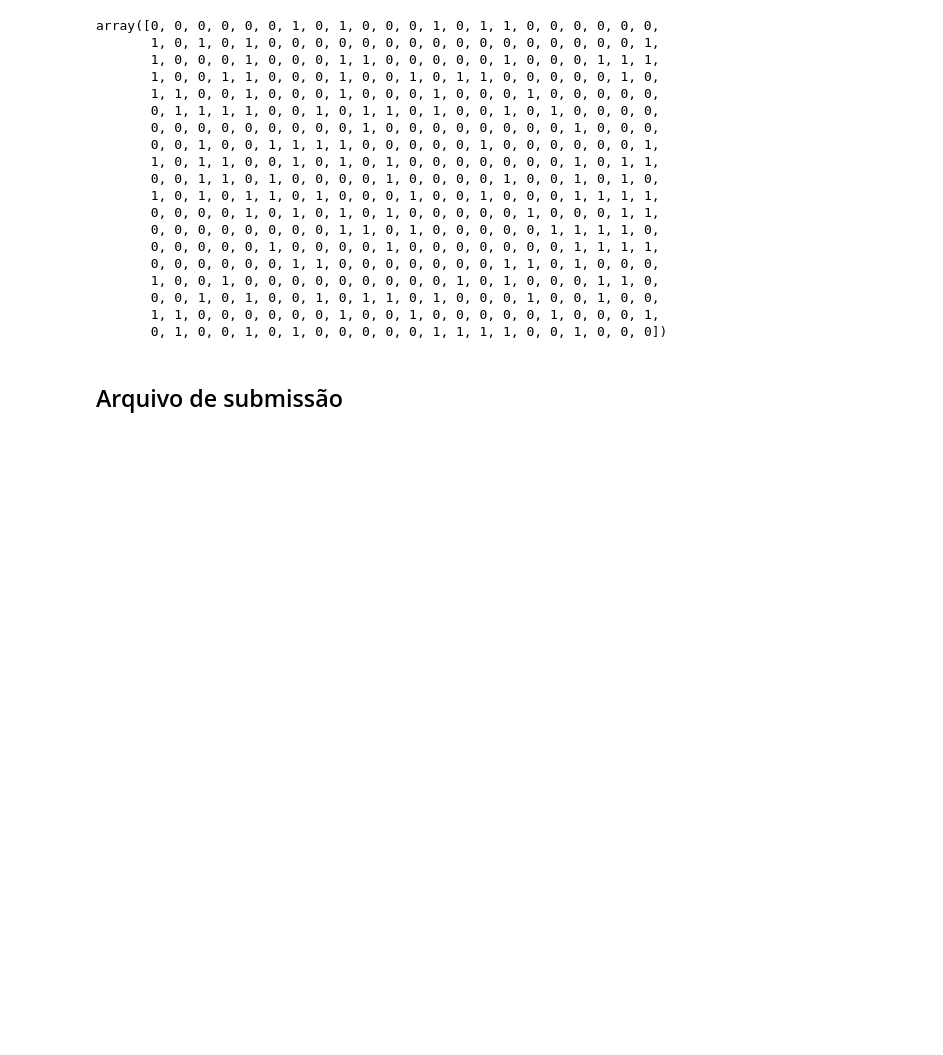
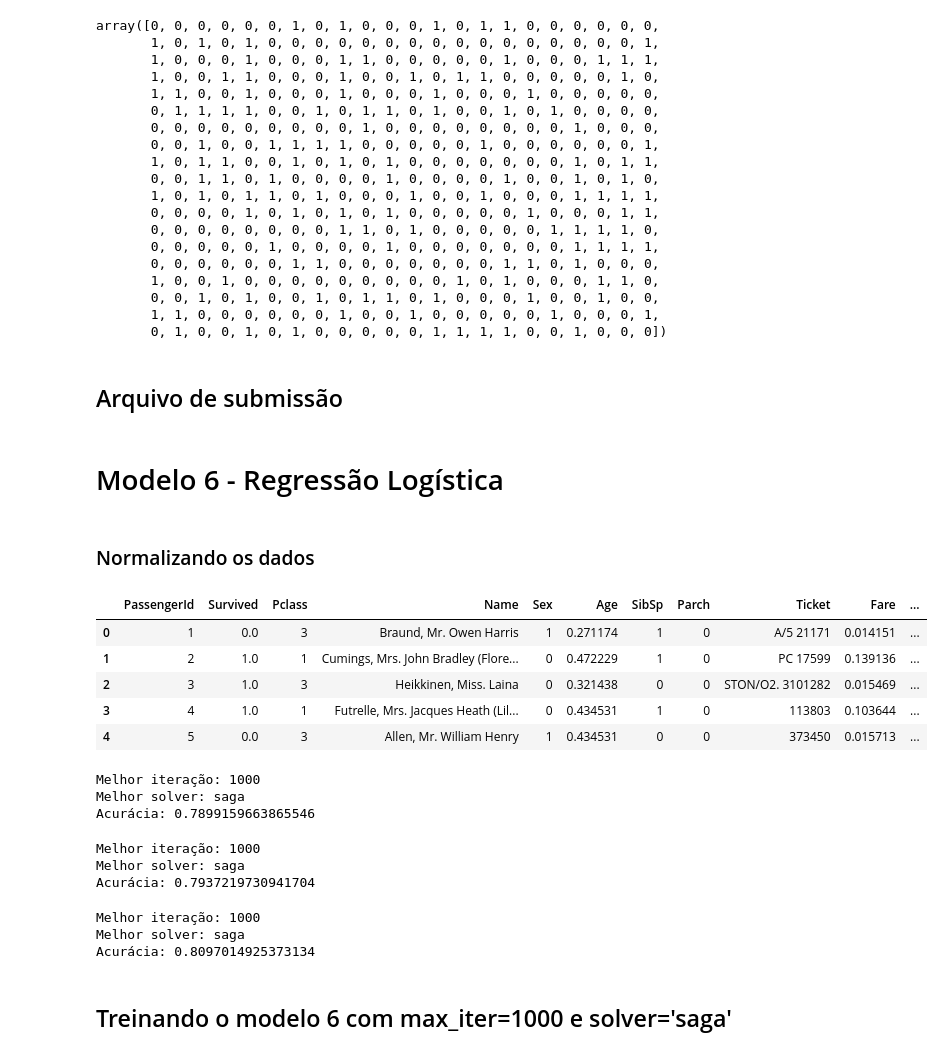
Before and after one commit to vidomirana/Data-Science, a Jupyter notebook: Titanic/Titanic2.ipynb, the cells around one changed output. Cells and saved outputs as stored; diff of their text form; code cells hidden in the pictures; blank space fills up the shorter version.

Commit message:
Modelo 6
Regressão Logística

```diff
--- a/Titanic/Titanic2.ipynb
+++ b/Titanic/Titanic2.ipynb
@@ -404,3 +404,5 @@ def get_submission(pred, index='PassengerId', name='Survived', name_file='file.c
     sub.to_csv(name_file, header=True)
 # %%
 get_submission(y_pred5, name_file='Quinto_modelo.csv')
+# %% [markdown]
+# Modelo 6 - Regressão Logística
@@ -406,0 +435,44 @@ get_submission(y_pred5, name_file='Quinto_modelo.csv')
+# %% [markdown]
+### Normalizando os dados
+# %%
+def normalizar_colunas_numericas(df, numeric_cols=[]):
+    '''
+    df: DataFrame com colunas numéricas
+    numeric_cols (list): Lista com nome das colunas numéricas
+    '''
+    from sklearn.preprocessing import MinMaxScaler
+    normalizador = MinMaxScaler()
+    for col in numeric_cols:
+        df[col] = normalizador.fit_transform(df[[col]])
+
+    return df
+# %%
+treino = normalizar_colunas_numericas(treino, ['Age', 'Fare'])
+treino.head()
+# %% [output]
+|  | PassengerId | Survived | Pclass | Name | Sex | Age | SibSp | Parch | Ticket | Fare | ... |
+| 0 | 1 | 0.0 | 3 | Braund, Mr. Owen Harris | 1 | 0.271174 | 1 | 0 | A/5 21171 | 0.014151 | ... |
+| 1 | 2 | 1.0 | 1 | Cumings, Mrs. John Bradley (Flore... | 0 | 0.472229 | 1 | 0 | PC 17599 | 0.139136 | ... |
+| 2 | 3 | 1.0 | 3 | Heikkinen, Miss. Laina | 0 | 0.321438 | 0 | 0 | STON/O2. 3101282 | 0.015469 | ... |
+| 3 | 4 | 1.0 | 1 | Futrelle, Mrs. Jacques Heath (Lil... | 0 | 0.434531 | 1 | 0 | 113803 | 0.103644 | ... |
+| 4 | 5 | 0.0 | 3 | Allen, Mr. William Henry | 1 | 0.434531 | 0 | 0 | 373450 | 0.015713 | ... |
+# %%
+get_acc_LogisticRegression(train_df=treino, features_list=features, target_name=target)
+# %% [output]
+Melhor iteração: 1000
+Melhor solver: saga
+Acurácia: 0.7899159663865546
+# %%
+get_acc_LogisticRegression(train_df=treino, features_list=features, target_name=target, size_test=0.5)
+# %% [output]
+Melhor iteração: 1000
+Melhor solver: saga
+Acurácia: 0.7937219730941704
+# %%
+get_acc_LogisticRegression(train_df=treino, features_list=features, target_name=target, size_test=0.3)
+# %% [output]
+Melhor iteração: 1000
+Melhor solver: saga
+Acurácia: 0.8097014925373134
+# %% [markdown]
+## Treinando o modelo 6 com max_iter=1000 e solver='saga'
```
Also changed, not shown: parts of 8 cells of this notebook, 1 other file.
